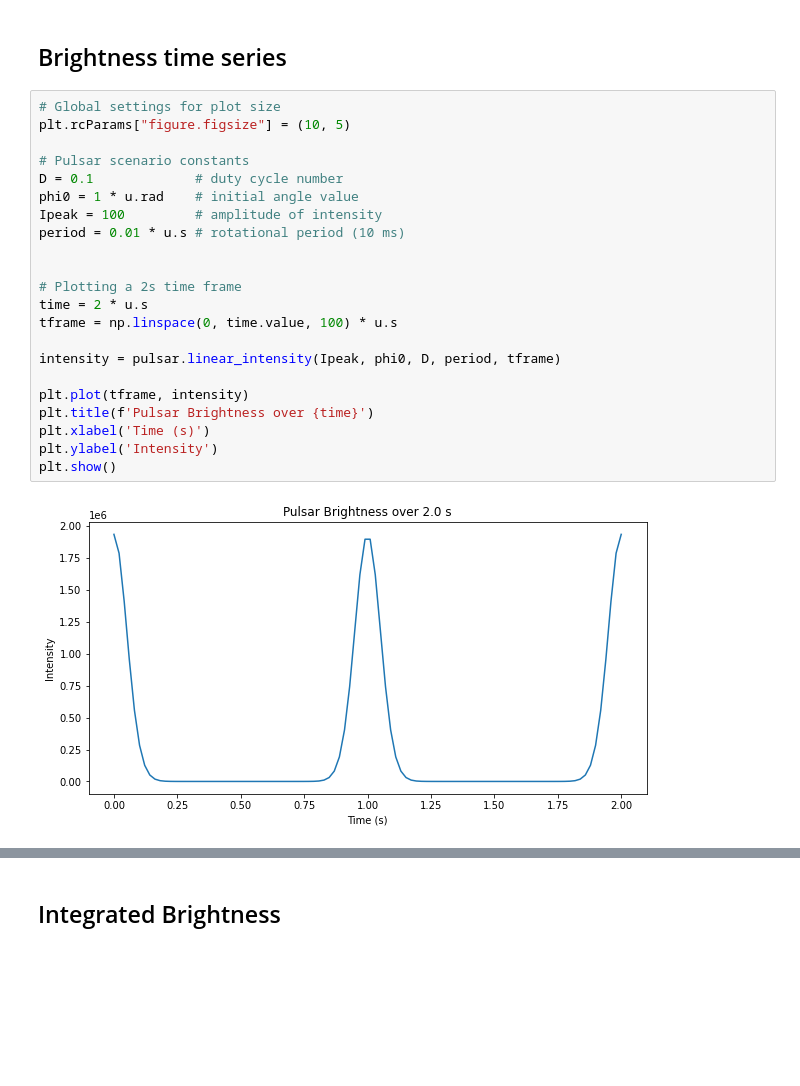
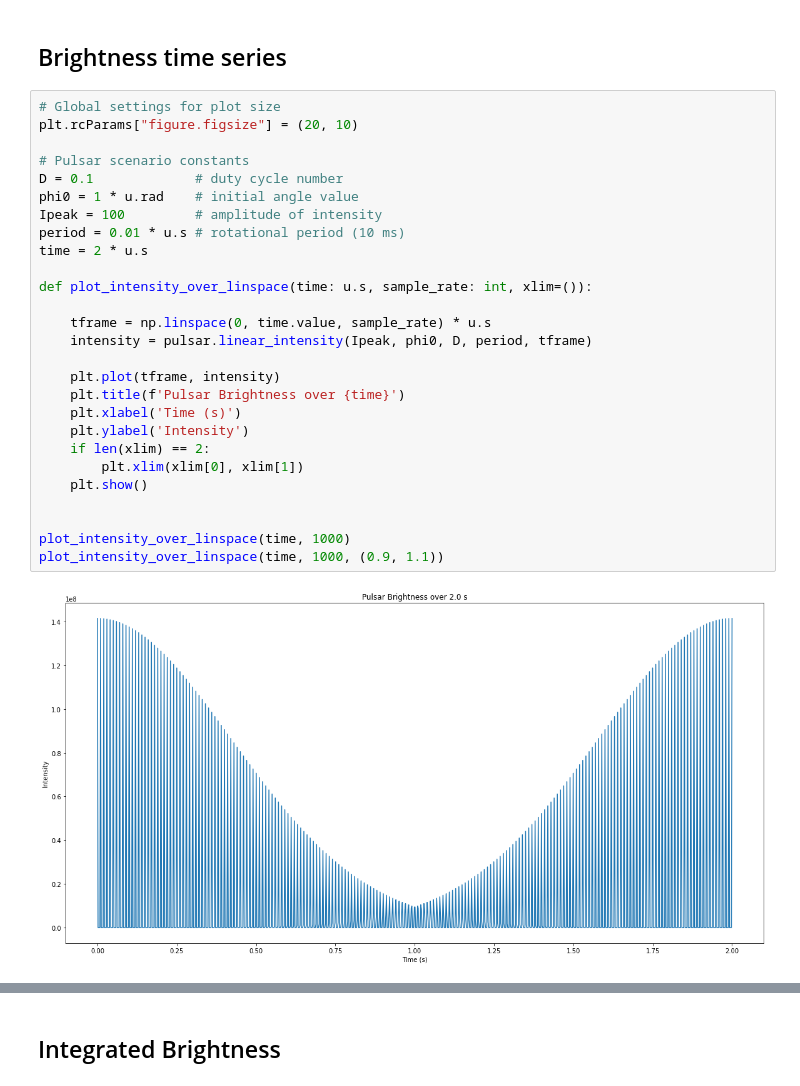
Before and after one commit to louisbranch/cta200_2022, a Jupyter notebook: project/project.ipynb, the cells around one changed output, grey strips where cells are left out. Saved outputs shown, nothing was run; the diff lists cells and outputs as text; blank space fills up the shorter version.

```diff
--- a/project/project.ipynb
+++ b/project/project.ipynb
@@ -13,25 +38,30 @@ source https://www.nature.com/articles/2241188a0
 ## Brightness time series
 # %%
 # Global settings for plot size
-plt.rcParams["figure.figsize"] = (10, 5)
+plt.rcParams["figure.figsize"] = (20, 10)
 
 # Pulsar scenario constants
 D = 0.1             # duty cycle number
 phi0 = 1 * u.rad    # initial angle value
 Ipeak = 100         # amplitude of intensity
 period = 0.01 * u.s # rotational period (10 ms)
+time = 2 * u.s
+
+def plot_intensity_over_linspace(time: u.s, sample_rate: int, xlim=()):
+
+    tframe = np.linspace(0, time.value, sample_rate) * u.s
+    intensity = pulsar.linear_intensity(Ipeak, phi0, D, period, tframe)
+
+    plt.plot(tframe, intensity)
+    plt.title(f'Pulsar Brightness over {time}')
+    plt.xlabel('Time (s)')
+    plt.ylabel('Intensity')
+    if len(xlim) == 2:
+        plt.xlim(xlim[0], xlim[1])
+    plt.show()
 
 
-# Plotting a 2s time frame
-time = 2 * u.s
-tframe = np.linspace(0, time.value, 100) * u.s
-
-intensity = pulsar.linear_intensity(Ipeak, phi0, D, period, tframe)
-
-plt.plot(tframe, intensity)
-plt.title(f'Pulsar Brightness over {time}')
-plt.xlabel('Time (s)')
-plt.ylabel('Intensity')
-plt.show()
+plot_intensity_over_linspace(time, 1000)
+plot_intensity_over_linspace(time, 1000, (0.9, 1.1))
 # %% [output]
-[figure, old version]
+[figure, new version]
```
Also changed, not shown: parts of 4 cells of this notebook, 1 other file.
